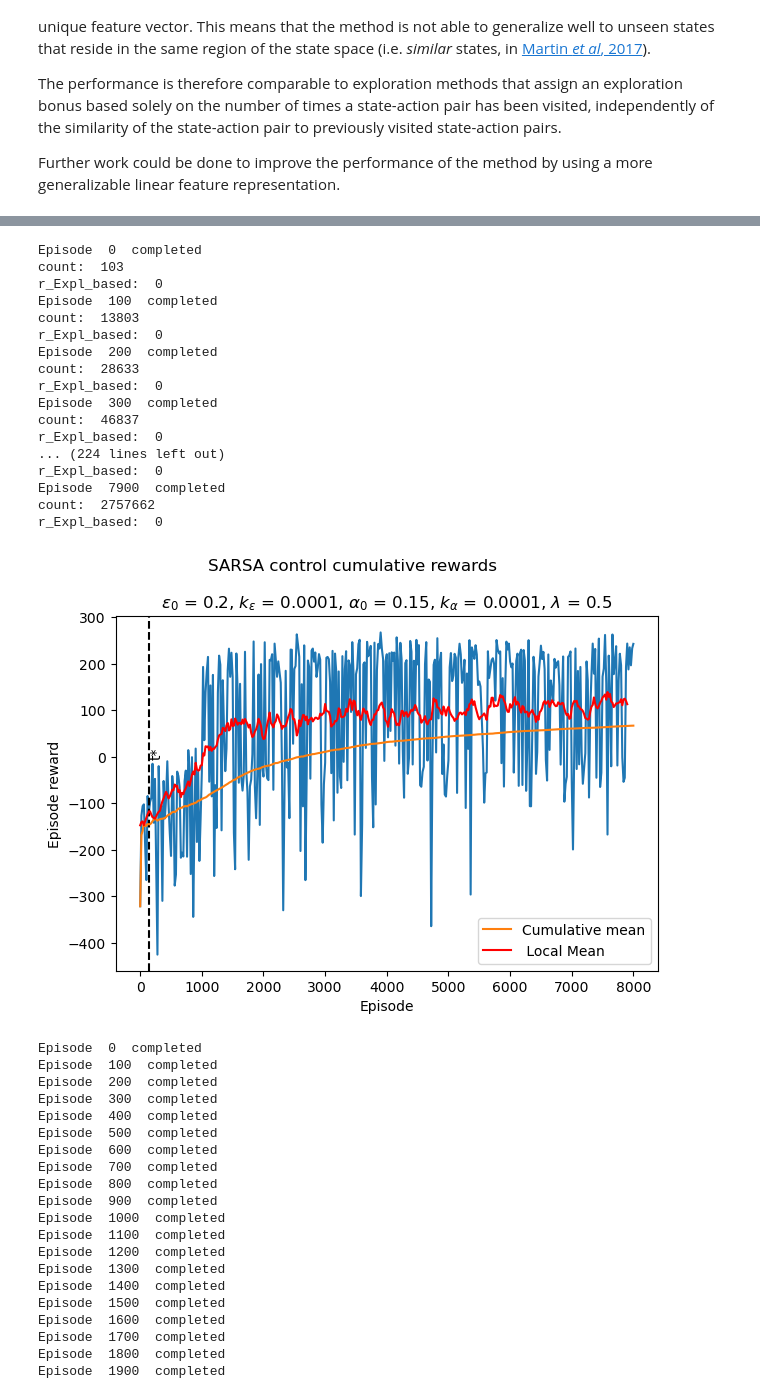
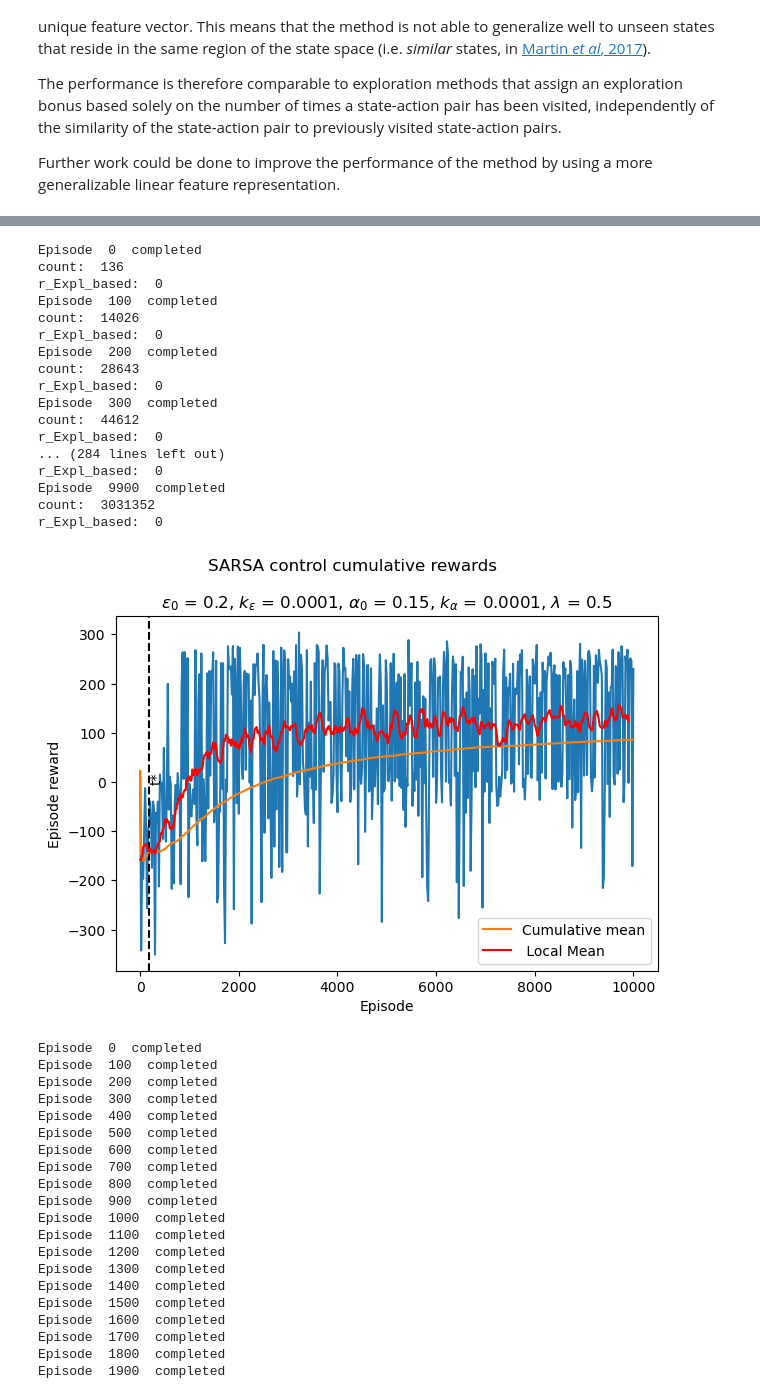
Before and after one commit to marcocarollo/Lunar-Lander, a Jupyter notebook: Sarsa_expl_count.ipynb, the cells around one changed output, grey strips where cells are left out. Cells and saved outputs as stored; diff of their text form; code cells hidden in the pictures.

Commit message:
updated plots on notebook

```diff
--- a/Sarsa_expl_count.ipynb
+++ b/Sarsa_expl_count.ipynb
@@ -323,27 +386,27 @@ Episode  1900  completed
 # %%
-sarsa = SARSA(env, space_size=observation_space, action_size=4, gamma=1, beta=0)
-sarsa.train(n_episodes=8000, lambda_=0.5, epsilon_0=0.2, k_epsilon=0.0001, k_lr=0.0001, expl_based=False)
+sarsa = SARSA(env, space_size=observation_space, action_size=4, gamma=1, beta=0, expl_based=False)
+sarsa.train(n_episodes=10000, lambda_=0.5, epsilon_0=0.2, k_epsilon=0.0001, k_lr=0.0001)
 sarsa.plot_traj(cumulative=True, local=True, save_img=True)
 sarsa.analyse(n_episodes=2000)
 # %% [output]
 Episode  0  completed
-count:  103
+count:  136
 r_Expl_based:  0
 Episode  100  completed
-count:  13803
+count:  14026
 r_Expl_based:  0
 Episode  200  completed
-count:  28633
+count:  28643
 r_Expl_based:  0
 Episode  300  completed
-count:  46837
+count:  44612
 r_Expl_based:  0
-... (224 lines left out)
+... (284 lines left out)
 r_Expl_based:  0
-Episode  7900  completed
-count:  2757662
+Episode  9900  completed
+count:  3031352
 r_Expl_based:  0
-[figure, old version]
+[figure, new version]
 Episode  0  completed
 Episode  100  completed
 Episode  200  completed
```
Also changed, not shown: parts of 5 cells of this notebook.
